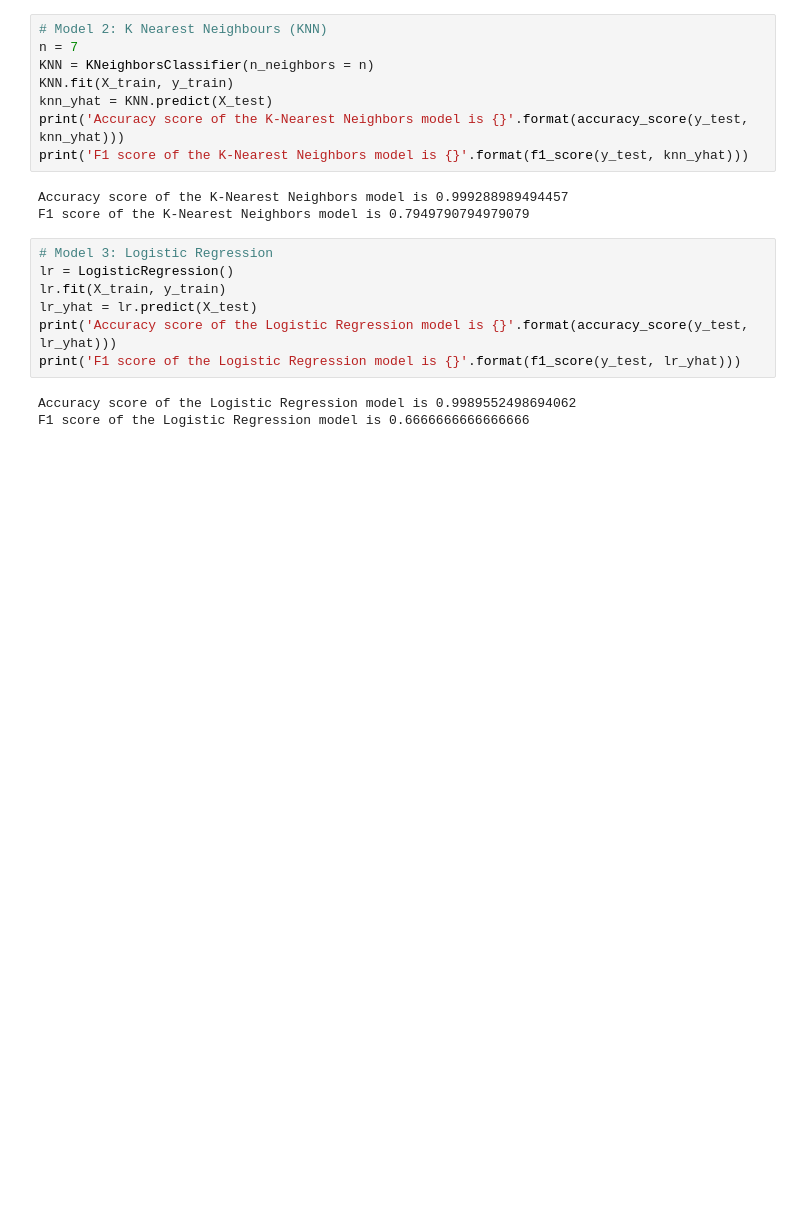
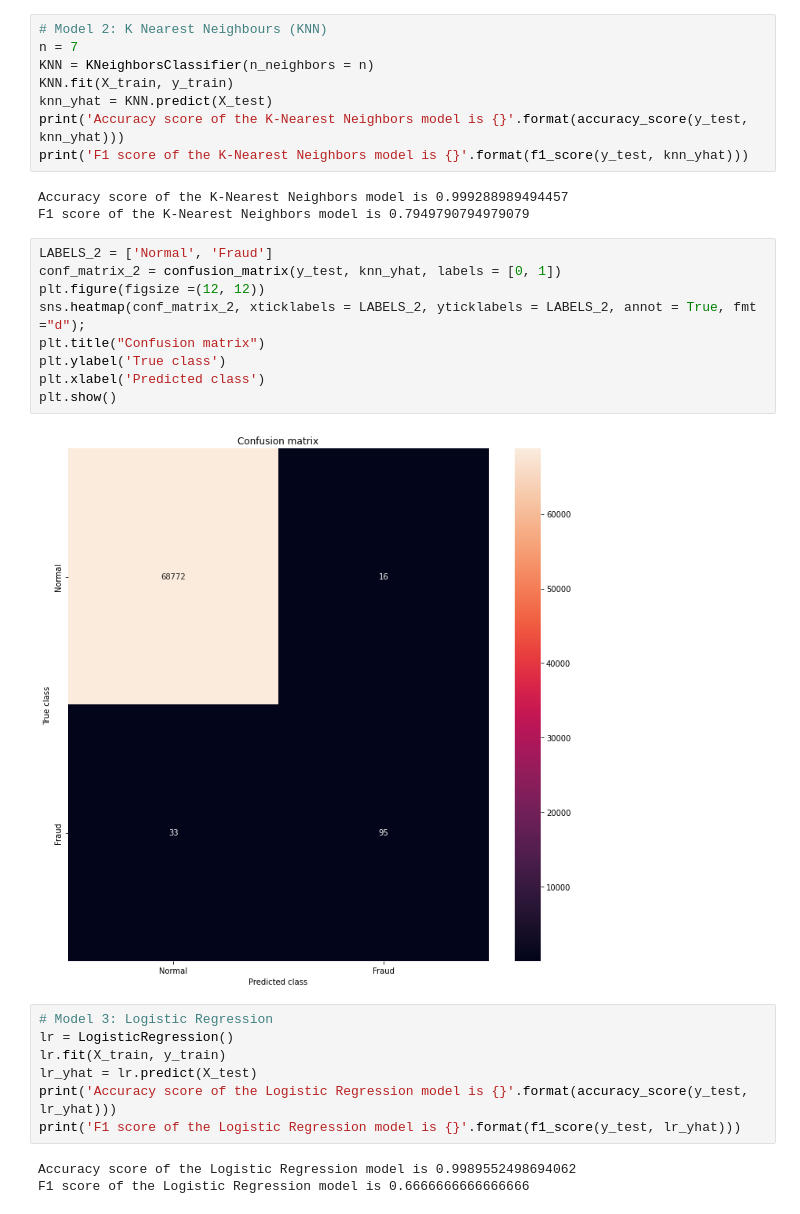
Before and after one commit to DineshBS44/Credit-Card-Fraud-Detection, a Jupyter notebook: CreditCardFraudDetection.ipynb, the cells around one changed output. Saved outputs shown, nothing was run; the diff lists cells and outputs as text; blank space fills up the shorter version.

```diff
--- a/CreditCardFraudDetection.ipynb
+++ b/CreditCardFraudDetection.ipynb
@@ -135,6 +150,17 @@ print('F1 score of the K-Nearest Neighbors model is {}'.format(f1_score(y_test,
 # %% [output]
 Accuracy score of the K-Nearest Neighbors model is 0.999288989494457
 F1 score of the K-Nearest Neighbors model is 0.7949790794979079
+# %%
+LABELS_2 = ['Normal', 'Fraud']
+conf_matrix_2 = confusion_matrix(y_test, knn_yhat, labels = [0, 1])
+plt.figure(figsize =(12, 12))
+sns.heatmap(conf_matrix_2, xticklabels = LABELS_2, yticklabels = LABELS_2, annot = True, fmt ="d");
+plt.title("Confusion matrix")
+plt.ylabel('True class')
+plt.xlabel('Predicted class')
+plt.show()
+# %% [output]
+[figure, added]
 # %%
 # Model 3: Logistic Regression
 lr = LogisticRegression()
```
Also changed, not shown: parts of 12 cells of this notebook, 2 other files.
